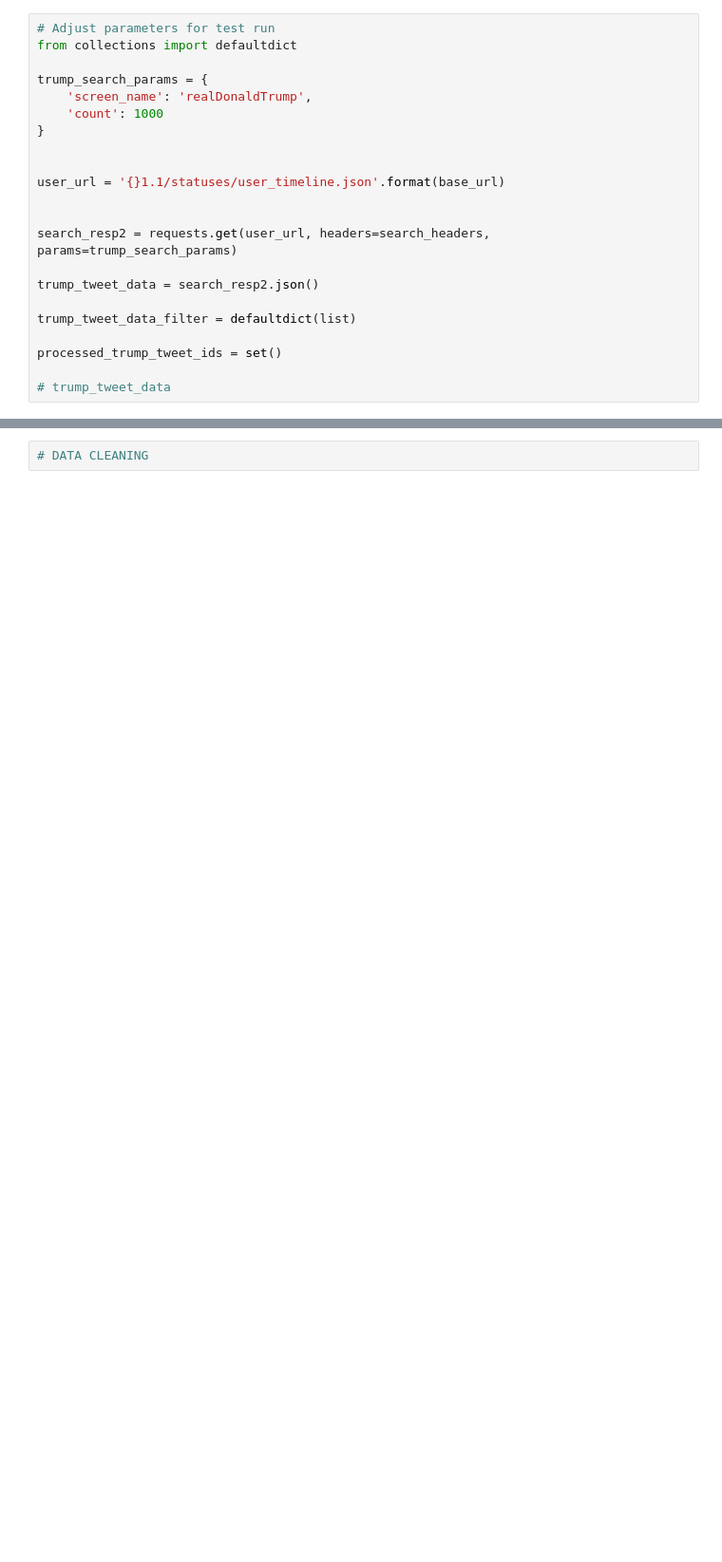
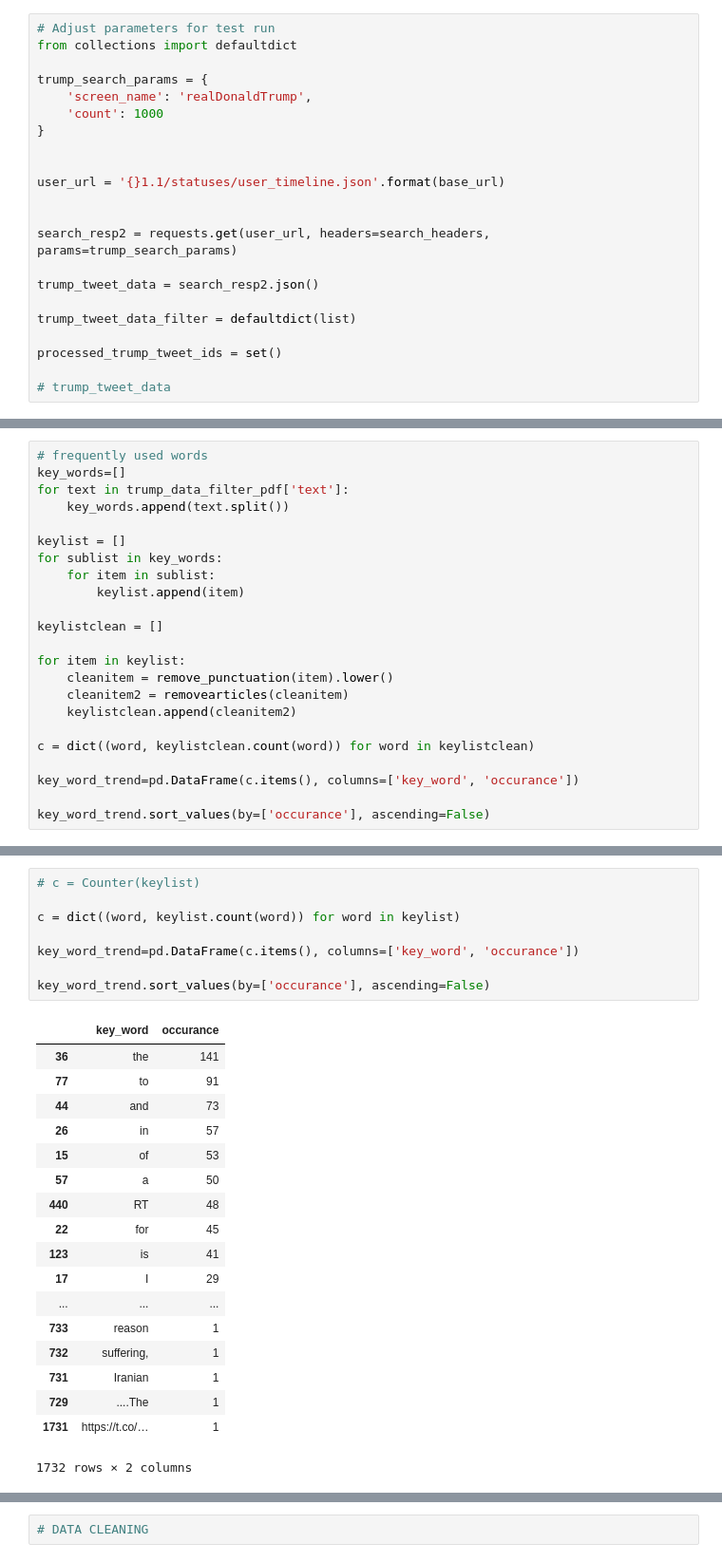
Before and after one commit to prathamantri/TwitterQueens, a Jupyter notebook: Starter_Notebook_New.ipynb, the cells around one changed output, grey strips where cells are left out. Shown at 95% size. Drawn from its saved outputs; the diff is of its cells as text; blank space fills up the shorter version.

```diff
--- a/Starter_Notebook_New.ipynb
+++ b/Starter_Notebook_New.ipynb
@@ -217,0 +250,23 @@ trump_data_filter_pdf.to_csv("TrumpFile1.csv", index=False, header=True)
+# %%
+# frequently used words
+key_words=[]
+for text in trump_data_filter_pdf['text']:
+    key_words.append(text.split())
+
+keylist = []
+for sublist in key_words:
+    for item in sublist:
+        keylist.append(item)
+
+keylistclean = []
+
+for item in keylist:
+    cleanitem = remove_punctuation(item).lower()
+    cleanitem2 = removearticles(cleanitem)
+    keylistclean.append(cleanitem2)
+
+c = dict((word, keylistclean.count(word)) for word in keylistclean)
+
+key_word_trend=pd.DataFrame(c.items(), columns=['key_word', 'occurance'])
+
+key_word_trend.sort_values(by=['occurance'], ascending=False)
@@ -217,0 +279,27 @@ trump_data_filter_pdf.to_csv("TrumpFile1.csv", index=False, header=True)
+# %%
+# c = Counter(keylist)
+
+c = dict((word, keylist.count(word)) for word in keylist)
+
+key_word_trend=pd.DataFrame(c.items(), columns=['key_word', 'occurance'])
+
+key_word_trend.sort_values(by=['occurance'], ascending=False)
+# %% [output]
+|  | key_word | occurance |
+| 36 | the | 141 |
+| 77 | to | 91 |
+| 44 | and | 73 |
+| 26 | in | 57 |
+| 15 | of | 53 |
+| 57 | a | 50 |
+| 440 | RT | 48 |
+| 22 | for | 45 |
+| 123 | is | 41 |
+| 17 | I | 29 |
+| ... | ... | ... |
+| 733 | reason | 1 |
+| 732 | suffering, | 1 |
+| 731 | Iranian | 1 |
+| 729 | ....The | 1 |
+| 1731 | https://t.co/… | 1 |
+1732 rows × 2 columns
```
Also changed, not shown: parts of 15 cells of this notebook.
